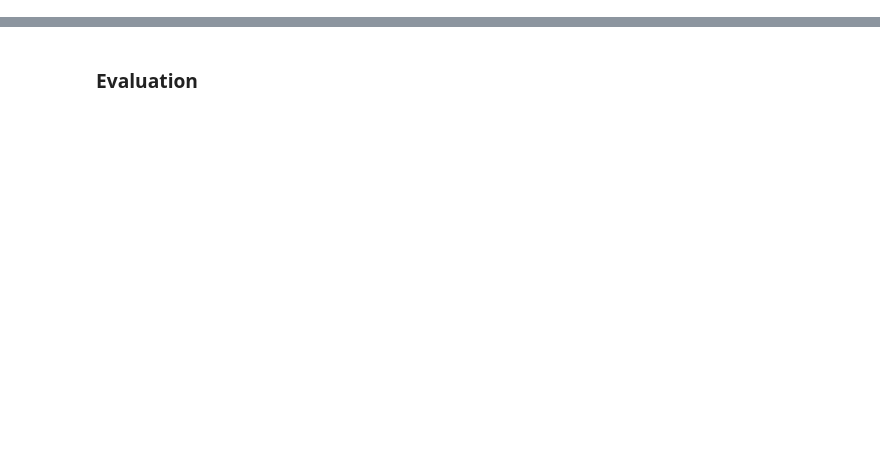
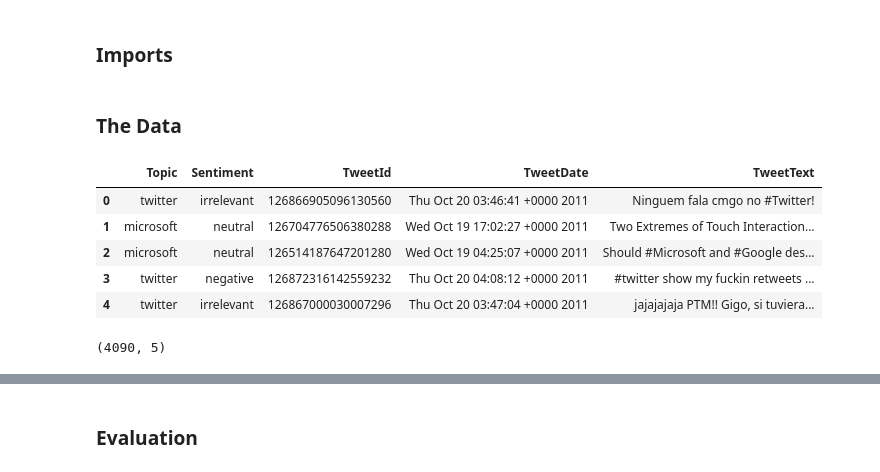
Before and after one commit to moustapha00/Tweets-classification-data-camp-2022, a Jupyter notebook: tweets_starting_kit.ipynb, the cells around one changed output, grey strips where cells are left out. Saved outputs shown, nothing was run; the diff lists cells and outputs as text; code cells hidden in the pictures; blank space fills up the shorter version.

Commit message:
getting ramp test working 2

```diff
--- a/tweets_starting_kit.ipynb
+++ b/tweets_starting_kit.ipynb
@@ -358,0 +43,2 @@ array([[0.99209222, 0.00790778],
+# %% [markdown]
+### Imports
@@ -358,0 +50,18 @@ array([[0.99209222, 0.00790778],
+# %% [markdown]
+### The Data
+# %%
+df_train = pd.read_csv('data/train_data.csv')
+df_test = pd.read_csv('data/test_data.csv')
+# %%
+df_train.head()
+# %% [output]
+|  | Topic | Sentiment | TweetId | TweetDate | TweetText |
+| 0 | twitter | irrelevant | 126866905096130560 | Thu Oct 20 03:46:41 +0000 2011 | Ninguem fala cmgo no #Twitter! |
+| 1 | microsoft | neutral | 126704776506380288 | Wed Oct 19 17:02:27 +0000 2011 | Two Extremes of Touch Interaction... |
+| 2 | microsoft | neutral | 126514187647201280 | Wed Oct 19 04:25:07 +0000 2011 | Should #Microsoft and #Google des... |
+| 3 | twitter | negative | 126872316142559232 | Thu Oct 20 04:08:12 +0000 2011 | #twitter show my fuckin retweets ... |
+| 4 | twitter | irrelevant | 126867000030007296 | Thu Oct 20 03:47:04 +0000 2011 | jajajajaja PTM!! Gigo, si tuviera... |
+# %%
+df_train.shape
+# %% [output]
+(4090, 5)
```
Also changed, not shown: parts of 140 cells of this notebook, 2 other files.
